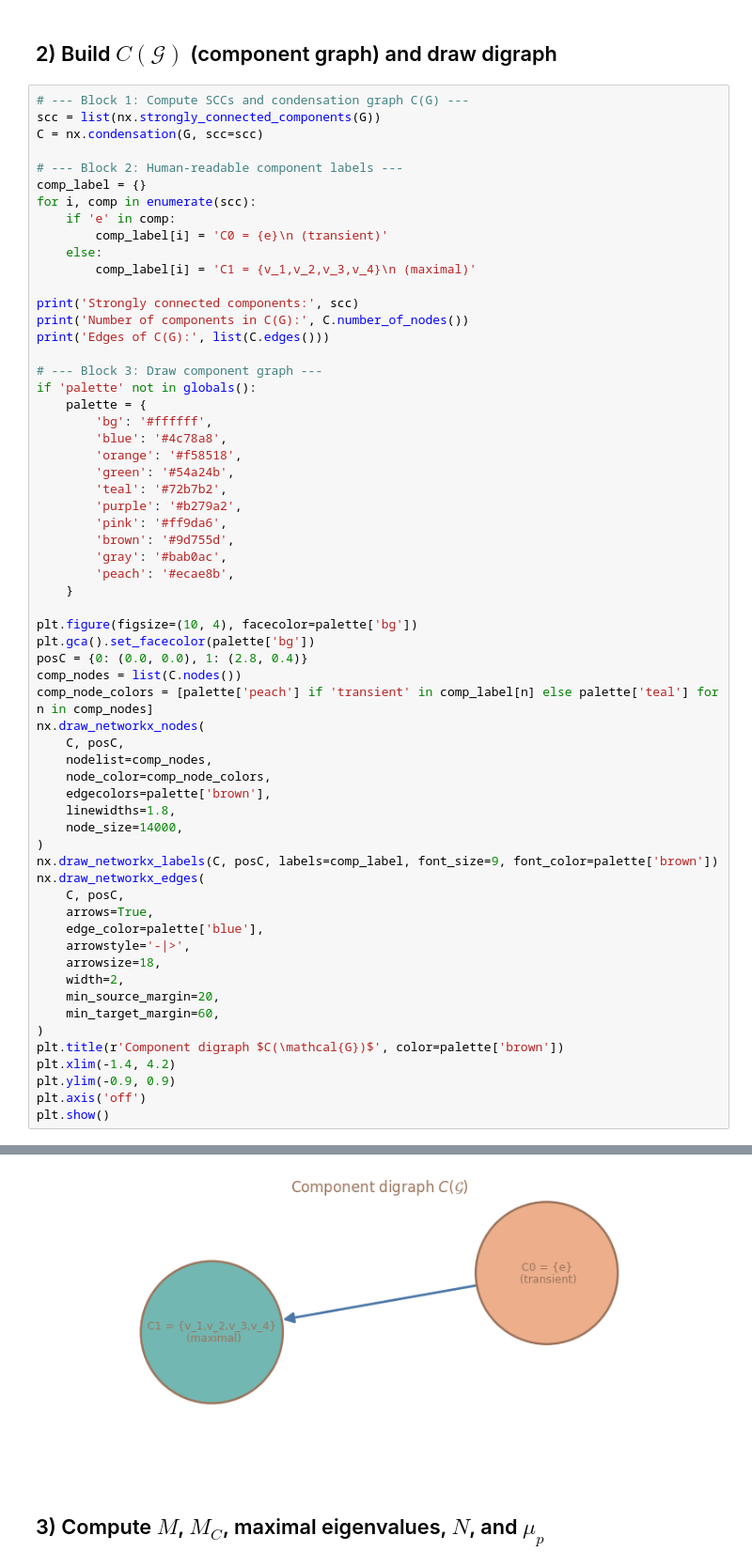
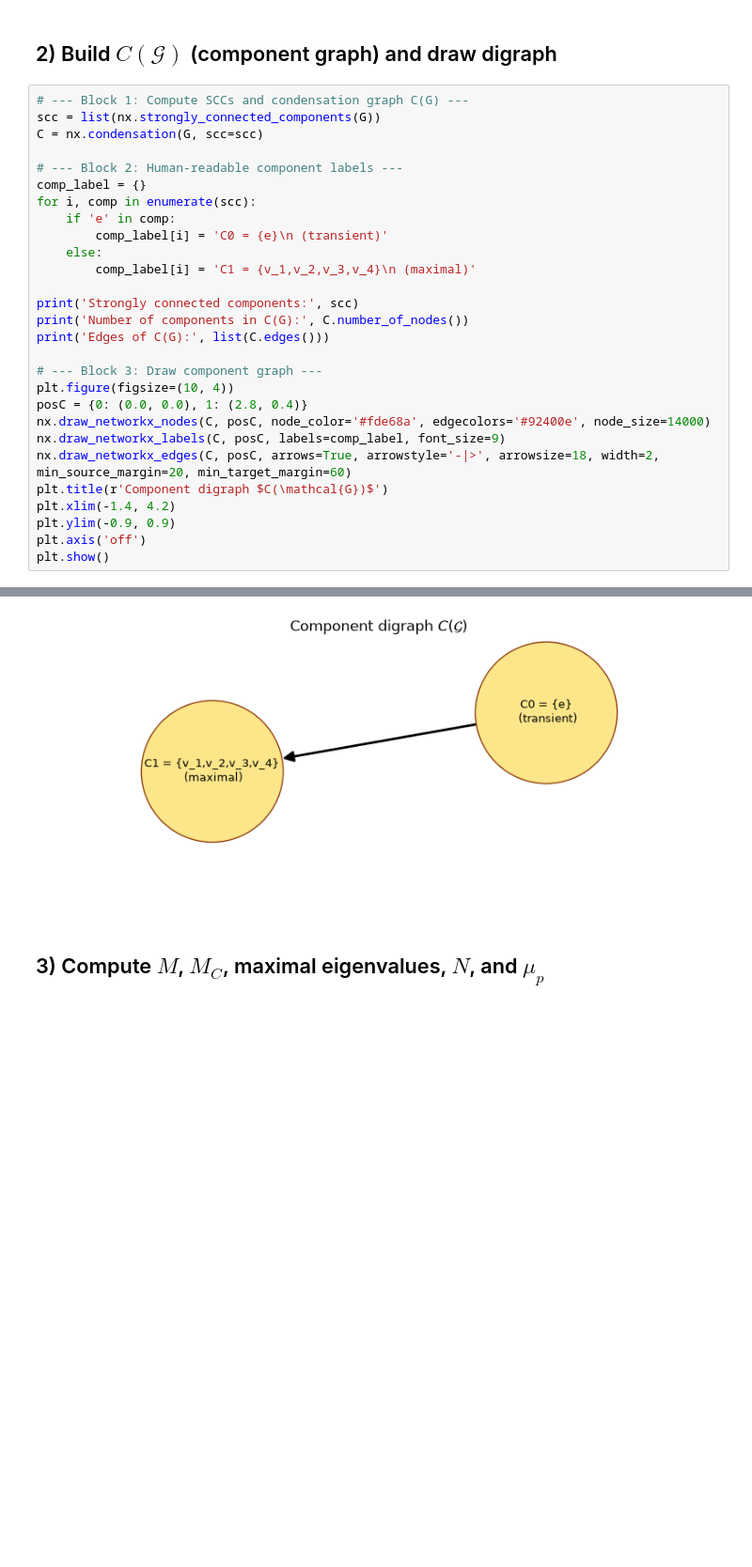
Before and after one commit to DothWalrus/automaton_of_F_2, a Jupyter notebook: automatic_structure_F2/automatic_structure_F2.ipynb, the cells around one changed output, grey strips where cells are left out. Shown at 94% size. Drawn from its saved outputs; the diff is of its cells as text; blank space fills up the shorter version.

```diff
--- a/automatic_structure_F2/automatic_structure_F2.ipynb
+++ b/automatic_structure_F2/automatic_structure_F2.ipynb
@@ -208,45 +158,12 @@ print('Number of components in C(G):', C.number_of_nodes())
 print('Edges of C(G):', list(C.edges()))
 
 # --- Block 3: Draw component graph ---
-if 'palette' not in globals():
-    palette = {
-        'bg': '#ffffff',
-        'blue': '#4c78a8',
-        'orange': '#f58518',
-        'green': '#54a24b',
-        'teal': '#72b7b2',
-        'purple': '#b279a2',
-        'pink': '#ff9da6',
-        'brown': '#9d755d',
-        'gray': '#bab0ac',
-        'peach': '#ecae8b',
-    }
-
-plt.figure(figsize=(10, 4), facecolor=palette['bg'])
-plt.gca().set_facecolor(palette['bg'])
+plt.figure(figsize=(10, 4))
 posC = {0: (0.0, 0.0), 1: (2.8, 0.4)}
-comp_nodes = list(C.nodes())
-comp_node_colors = [palette['peach'] if 'transient' in comp_label[n] else palette['teal'] for n in comp_nodes]
-nx.draw_networkx_nodes(
-    C, posC,
-    nodelist=comp_nodes,
-    node_color=comp_node_colors,
-    edgecolors=palette['brown'],
-    linewidths=1.8,
-    node_size=14000,
-)
-nx.draw_networkx_labels(C, posC, labels=comp_label, font_size=9, font_color=palette['brown'])
-nx.draw_networkx_edges(
-    C, posC,
-    arrows=True,
-    edge_color=palette['blue'],
-    arrowstyle='-|>',
-    arrowsize=18,
-    width=2,
-    min_source_margin=20,
-    min_target_margin=60,
-)
-plt.title(r'Component digraph $C(\mathcal{G})$', color=palette['brown'])
+nx.draw_networkx_nodes(C, posC, node_color='#fde68a', edgecolors='#92400e', node_size=14000)
+nx.draw_networkx_labels(C, posC, labels=comp_label, font_size=9)
+nx.draw_networkx_edges(C, posC, arrows=True, arrowstyle='-|>', arrowsize=18, width=2, min_source_margin=20, min_target_margin=60)
+plt.title(r'Component digraph $C(\mathcal{G})$')
 plt.xlim(-1.4, 4.2)
 plt.ylim(-0.9, 0.9)
 plt.axis('off')
@@ -256,6 +173,6 @@ Strongly connected components: [{'v_2', 'v_1', 'v_3', 'v_4'}, {'e'}]
 Number of components in C(G): 2
 Edges of C(G): [(1, 0)]
-[figure, old version]
+[figure, new version]
 # %% [markdown]
 ## 3) Compute $M$, $M_C$, maximal eigenvalues, $N$, and $\mu_p$
 # %%
```
Also changed, not shown: parts of 11 cells of this notebook.
